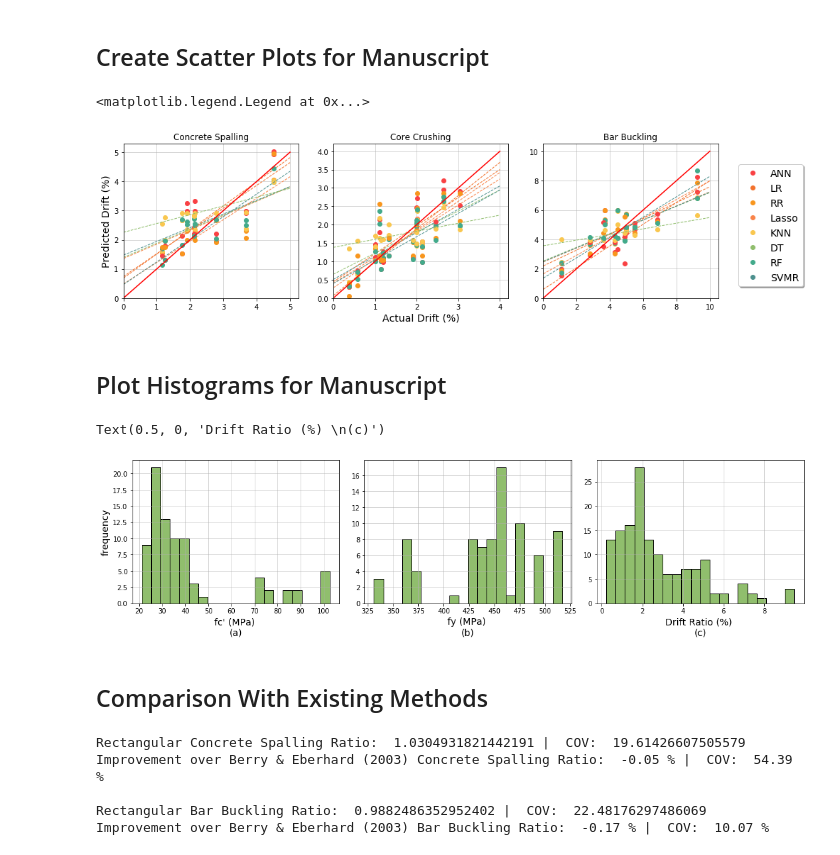
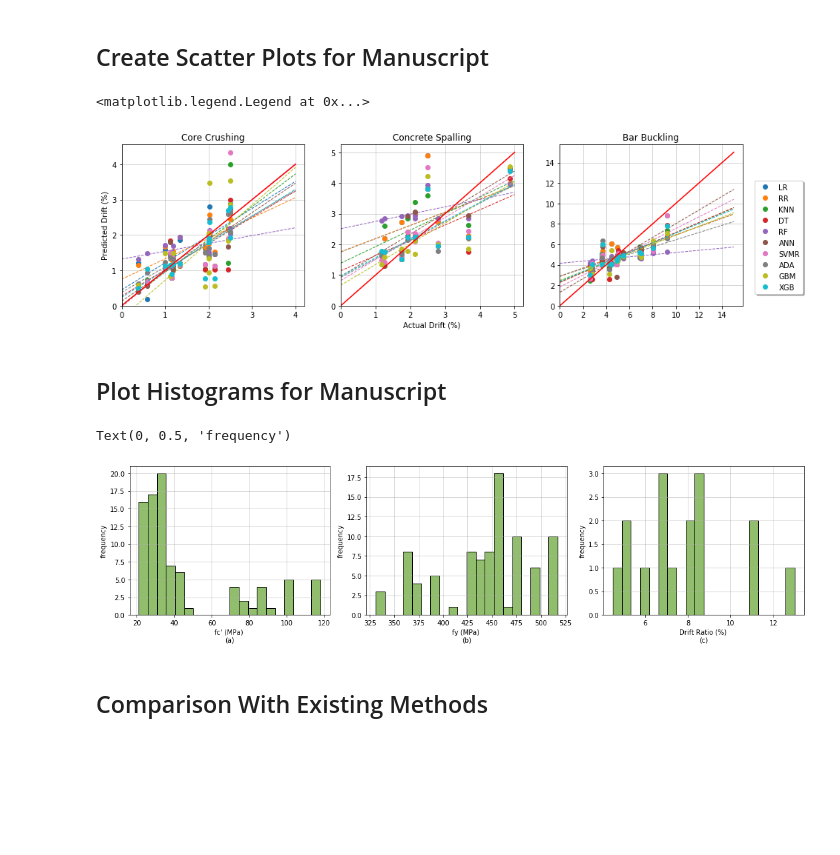
Before and after one commit to Borislav-Todorov/Bridge_Pier_ML, a Jupyter notebook: Models/Rect_PierPBD-ML.ipynb, the cells around one changed output. Drawn from its saved outputs; the diff is of its cells as text; code cells hidden in the pictures; blank space fills up the shorter version.

```diff
--- a/Models/Rect_PierPBD-ML.ipynb
+++ b/Models/Rect_PierPBD-ML.ipynb
@@ -1267,17 +1501,18 @@ Best Bar Buckling Model: SVMR
 # %% [markdown]
 ## Create Scatter Plots for Manuscript
 # %%
-legend_lbl=np.array(['ANN', 'LR', 'RR', 'Lasso', 'KNN', 'DT', 'RF', 'SVMR'])
-title_lbl= {0:'Concrete Spalling', 1:'Core Crushing', 2:'Bar Buckling'}
+legend_lbl=np.array(['LR', 'RR', 'KNN', 'DT', 'RF', 'ANN', 'SVMR', 'ADA', 'GBM', 'XGB'])
+title_lbl= {0:'Core Crushing', 1:'Concrete Spalling', 2:'Bar Buckling'}
 
-y_list_1= {0:pred_y_nn_1, 1:pred_y_lr_1, 2:pred_y_rr_1, 3:pred_y_Lasso_1, 4:pred_y_knn_1, 5:pred_y_dt_1, 6:pred_y_rf_1, 7:pred_y_svmr_1}
-y_list_2= {0:pred_y_nn_2, 1:pred_y_lr_2, 2:pred_y_rr_2, 3:pred_y_Lasso_2, 4:pred_y_knn_2, 5:pred_y_dt_2, 6:pred_y_rf_2, 7:pred_y_svmr_2}
-y_list_3= {0:pred_y_nn_3, 1:pred_y_lr_3, 2:pred_y_rr_3, 3:pred_y_Lasso_3, 4:pred_y_knn_3, 5:pred_y_dt_3, 6:pred_y_rf_3, 7:pred_y_svmr_3}
-perf_fit = [[0,5],[0,4],[0,10]]
-x_list= {0:test_y_2, 1:test_y_1, 2:test_y_3}
-y_all= {0:y_list_2, 1:y_list_1, 2:y_list_3}
+y_list_1= {0:pred_y_lr_1, 1:pred_y_rr_1, 2:pred_y_knn_1, 3:pred_y_dt_1, 4:pred_y_rf_1, 5:pred_y_nn_1, 6:pred_y_svmr_1, 7:pred_y_ada_1, 8:pred_y_gbm_1, 9:pred_y_xgbr_1}
+y_list_2= {0:pred_y_lr_2, 1:pred_y_rr_2, 2:pred_y_knn_2, 3:pred_y_dt_2, 4:pred_y_rf_2, 5:pred_y_nn_2, 6:pred_y_svmr_2, 7:pred_y_ada_2, 8:pred_y_gbm_2, 9:pred_y_xgbr_2}
+y_list_3= {0:pred_y_lr_3, 1:pred_y_rr_3, 2:pred_y_knn_3, 3:pred_y_dt_3, 4:pred_y_rf_3, 5:pred_y_nn_3, 6:pred_y_svmr_3, 7:pred_y_ada_3, 8:pred_y_gbm_3, 9:pred_y_xgbr_3}
+perf_fit = [[0,4],[0,5],[0,15]]
+x_list= {0:test_y_1, 1:test_y_2, 2:test_y_3}
+y_all= {0:y_list_1, 1:y_list_2, 2:y_list_3}
 
-palette = ["#F94144", "#F3722C", "#F8961E", "#F9844A", "#F9C74F", "#90BE6D", "#43AA8B", "#4D908E"]
+palette = ["#BCABAE", "#0F0F0F", "#2D2E2E", "#716969", "#FBFBFB", "#D4E09B", "#A44A3F", "#BFEDEF", "#98E2C6", "#62BFED"]
+palette = sns.color_palette("tab10")
 sns.set_palette(palette)
 fig, ax = plt.subplots(1, 3, sharey=False, figsize=(15,4))
 lgnd_h = []
@@ -1290,69 +1525,39 @@ for i in range(len(y_all)):
         # Display Linear Trendline for each series
         trend_x = np.polyfit(x_list.get(i), y_all.get(i).get(j), 1)
         trend_fit = np.poly1d(trend_x)
-        ax[i].plot([0,perf_fit[i][1]],[trend_fit(0),trend_fit(perf_fit[i][1])],ls = '--',lw = 1)
+        ax[i].plot([0,perf_fit[i][1]],[trend_fit(0),trend_fit(perf_fit[i][1])], color= palette[j],ls = '--',lw = 1)
     ax[i].plot(perf_fit[i],perf_fit[i], 'r-', lw = 1.5)
-    ax[i].set_title(plt_title, y=1, fontsize = 12)
+    ax[i].set_title(plt_title, y=1)
     ax[i].set_ylim(bottom=0); ax[i].set_xlim(left=0)
     ax[i].grid(linestyle='-', linewidth=0.5)
-ax[0].set_ylabel('Predicted Drift (%)', fontsize=14)
-ax[1].set_xlabel('Actual Drift (%)', fontsize=14)
-ax[2].legend(handles =lgnd_h, labels = list(legend_lbl), loc='upper center', bbox_to_anchor=(1.3, .9), shadow=True, ncol=1, fontsize = 14)
+ax[0].set_ylabel('Predicted Drift (%)')
+ax[1].set_xlabel('Actual Drift (%)')
+ax[2].legend(handles =lgnd_h, labels = list(legend_lbl), loc='upper center', bbox_to_anchor=(1.2, 0.8), shadow=True, ncol=1)
 # %% [output]
 <matplotlib.legend.Legend at 0x...>
-[figure, old version]
+[figure, new version]
 # %% [markdown]
 ## Plot Histograms for Manuscript
 # %%
 fig, ax = plt.subplots(1, 3, tight_layout=True, figsize=(15,4))
 n_bins = 20
 ax[0].grid(linestyle='-', linewidth=0.5)
 ax[0].hist(X[:,1], bins=n_bins,edgecolor='black', linewidth=1, color = '#90BE6D')
-ax[0].set_xlabel("fc' (MPa) \n(a)", fontsize=14)
-ax[0].set_ylabel("frequency", fontsize=14)
+ax[0].set_xlabel("fc' (MPa) \n(a)")
+ax[0].set_ylabel("frequency")
 
 ax[1].grid(linestyle='-', linewidth=0.5)
 ax[1].hist(X[:,3], bins=n_bins,edgecolor='black', linewidth=1, color = '#90BE6D')
-ax[1].set_xlabel("fy (MPa) \n(b)", fontsize=14)
+ax[1].set_xlabel("fy (MPa) \n(b)")
+ax[1].set_ylabel("frequency")
 
 ax[2].grid(linestyle='-', linewidth=0.5)
-Hist_Y = np.concatenate((Y[:,0],Y[:,1],Y[:,2]))
+Hist_Y = Y[:,0]+Y[:,1]+Y[:,2]
 ax[2].hist(Hist_Y, bins=n_bins,edgecolor='black', linewidth=1, color = '#90BE6D')
-ax[2].set_xlabel("Drift Ratio (%) \n(c)", fontsize=14)
+ax[2].set_xlabel("Drift Ratio (%) \n(c)")
+ax[2].set_ylabel("frequency")
 # %% [output]
-Text(0.5, 0, 'Drift Ratio (%) \n(c)')
+Text(0, 0.5, 'frequency')
-[figure, old version]
+[figure, new version]
 # %% [markdown]
 ## Comparison With Existing Methods
-# %%
-def Method_Comparison(actual, prediction):
-    pred_ratio = []
-    for i in range(len(actual)):
-        pred_ratio.append(actual[i]/prediction[i])
-    avg_ratio = sum(pred_ratio)/len(pred_ratio)
-    std_ratio = np.std(pred_ratio)
-    avg_cov = 100*std_ratio/avg_ratio
-    return avg_ratio, avg_cov
-
-if FILE_PATH == 'Rect_Dataset.xlsx':
-    cs_ratio, cs_cov = Method_Comparison(test_y_2,pred_y_svmr_2)
-    print("Rectangular Concrete Spalling Ratio: ",cs_ratio, "|  COV: ",cs_cov)
-    print("Improvement over Berry & Eberhard (2003) Concrete Spalling Ratio: ",round((0.03-abs(cs_ratio-1))/(0.97/100),2),"%", "|  COV: ",round((43-cs_cov)/(43/100),2),"%",'\n')
-    bb_ratio, bb_cov = Method_Comparison(test_y_3,pred_y_svmr_3)
-    print("Rectangular Bar Buckling Ratio: ",bb_ratio, "|  COV: ",bb_cov)
-    print("Improvement over Berry & Eberhard (2003) Bar Buckling Ratio: ",round((0.01-abs(bb_ratio-1))/(1.01/100),2),"%","|  COV: ",round((25-bb_cov)/(25/100),2),"%",'\n')
-
-if FILE_PATH == 'Circ_Dataset.xlsx':
-    cs_ratio, cs_cov = Method_Comparison(test_y_2,pred_y_nn_2)
-    print("Circular Concrete Spalling Ratio: ",cs_ratio, "|  COV: ",cs_cov)
-    print("Improvement over Berry & Eberhard (2003) Concrete Spalling Ratio: ",round((0.07-abs(cs_ratio-1))/(1.07/100),2), "|  COV: ",round((35-cs_cov)/(35/100),2),'\n')
-    bb_ratio, bb_cov = Method_Comparison(test_y_3,pred_y_svmr_3)
-    print("Circular Bar Buckling Ratio: ",bb_ratio, "|  COV: ",bb_cov)
-    print("Improvement over Berry & Eberhard (2003) Bar Buckling Ratio: ",round((0.03-abs(bb_ratio-1))/(0.97/100),2), "|  COV: ",round((24-bb_cov)/(24/100),2),'\n')
-    print("Improvement over Goodnight (2015) Bar Buckling Ratio: ",round((0.09-abs(bb_ratio-1))/(1.09/100),2), "|  COV: ",round((24.1-bb_cov)/(24.1/100),2),'\n')
-# %% [output]
-Rectangular Concrete Spalling Ratio:  1.0304931821442191 |  COV:  19.61426607505579
-Improvement over Berry & Eberhard (2003) Concrete Spalling Ratio:  -0.05 % |  COV:  54.39 %
-
-Rectangular Bar Buckling Ratio:  0.9882486352952402 |  COV:  22.48176297486069
-Improvement over Berry & Eberhard (2003) Bar Buckling Ratio:  -0.17 % |  COV:  10.07 %
```
Also changed, not shown: parts of 55 cells of this notebook.
